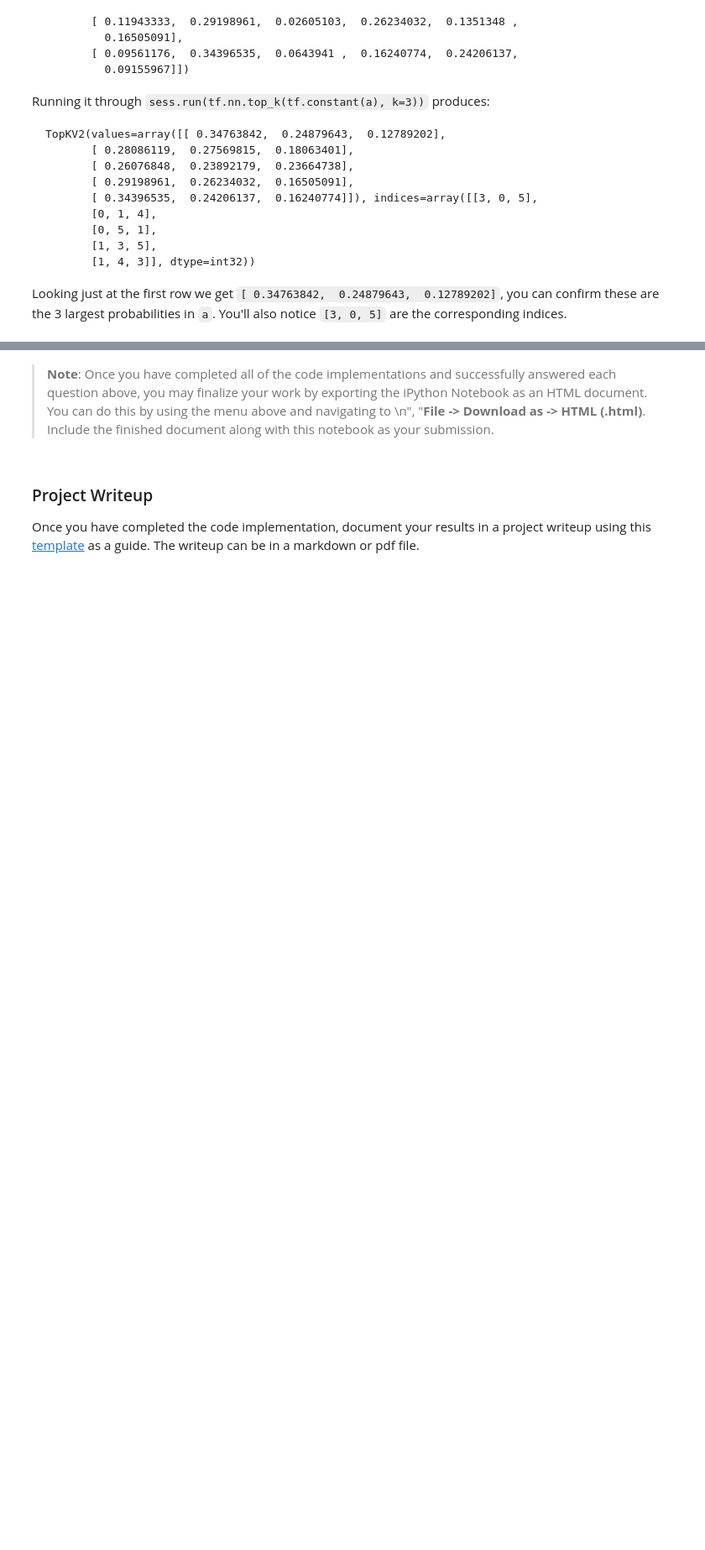
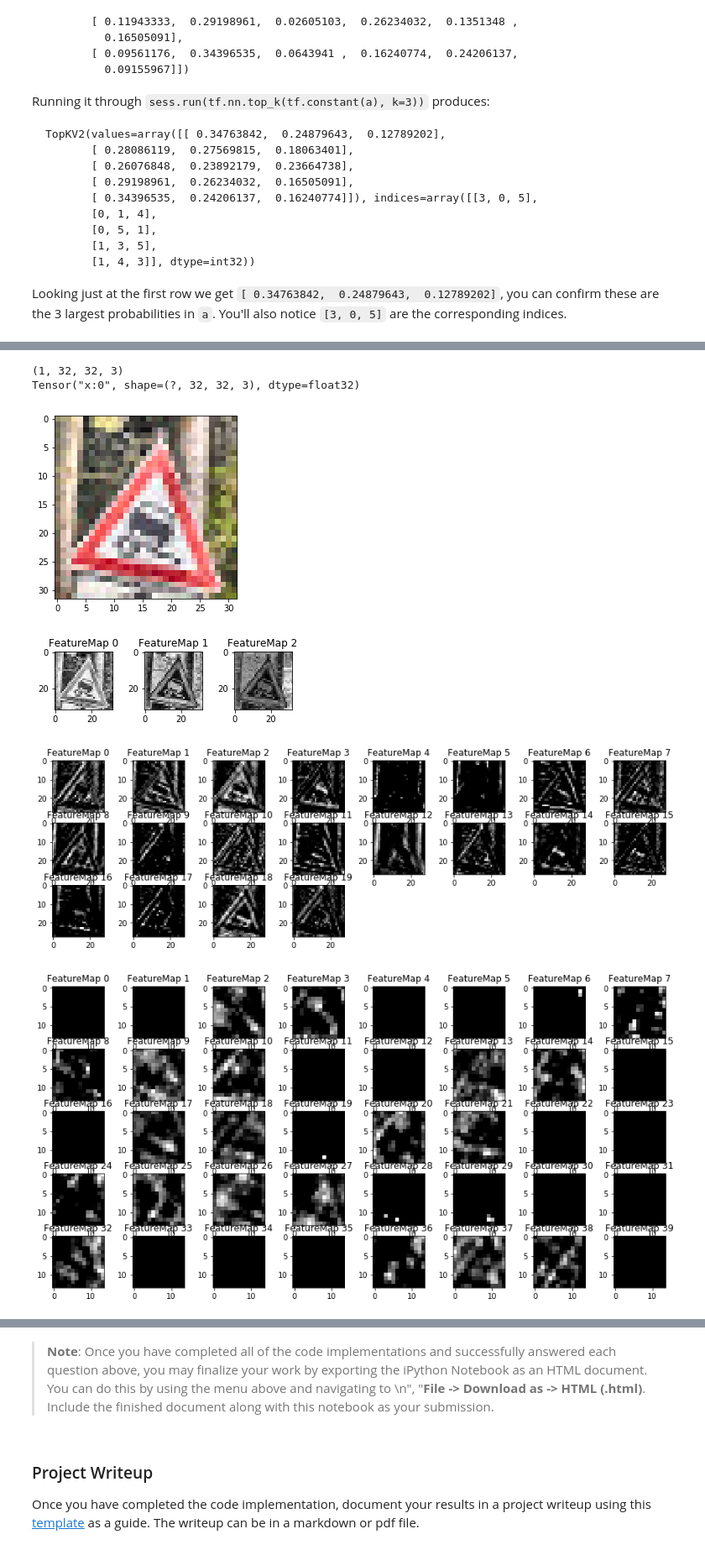
Before and after one commit to spillow/CarND-Traffic-Sign-Classifier-Project, a Jupyter notebook: Traffic_Sign_Classifier.ipynb, the cells around one changed output, grey strips where cells are left out. Shown: that part at 84% size. Saved outputs shown, nothing was run; the diff lists cells and outputs as text; code cells hidden in the pictures; blank space fills up the shorter version.

```diff
--- a/Traffic_Sign_Classifier.ipynb
+++ b/Traffic_Sign_Classifier.ipynb
@@ -299,3 +285,7 @@ EPOCHS = 2
+# %%
+# These are good defaults.  Most accuracy is generated after ~ 10 epochs though going up to 20 can squeeze another 1-2% out.
+BATCH_SIZE = 128
+EPOCHS = 10
 # %%
 ### Train your model here.
 ### Calculate and report the accuracy on the training and validation set.
@@ -303,12 +293,12 @@ EPOCHS = 2
 ### the accuracy on the test set should be calculated and reported as well.
 ### Feel free to use as many code cells as needed.
 
-keep_prob = tf.placeholder(tf.float32)
+keep_prob = tf.placeholder(tf.float32, name='keep_prob')
 
 num_image_channels = X_train.shape[3]
 
-x = tf.placeholder(tf.float32, (None, 32, 32, num_image_channels))
-y = tf.placeholder(tf.int32, (None))
+x = tf.placeholder(tf.float32, (None, 32, 32, num_image_channels), name='x')
+y = tf.placeholder(tf.int32, (None), name='y')
 one_hot_y = tf.one_hot(y, n_classes)
 print(num_image_channels)
 # %% [output]
@@ -318,8 +308,16 @@ print(num_image_channels)
 # %%
 rate = 0.001
 
+# The LeNet architecture
 #logits = Architecture(x, n_classes, conv_layers=[(28,28,6), (10,10,16)], deep_layers=[120,84,n_classes])
-logits = Architecture(x, n_classes, conv_layers=[(28,28,20), (14,14,40), (10,10,60), (7,7,80)], deep_layers=[300,200,150,120,84,n_classes])
+
+# Try a deeper network.
+# TODO: Generally, An increase in channels in each convolutional layer as opposed to LeNet appears to yield better
+# validation accuracy.  Note that this architecture isn't heavily optimized.  An interesting follow up would be, say,
+# genetic algorithms (or some "metaheuristic") to search the space of architectures to optimize validation accuracy.
+logits = Architecture(x, n_classes,
+                      conv_layers=[(28,28,20), (14,14,40), (10,10,60), (7,7,80)],
+                      deep_layers=[300,200,150,120,84,n_classes])
 cross_entropy = tf.nn.softmax_cross_entropy_with_logits(logits=logits, labels=one_hot_y)
 loss_operation = tf.reduce_mean(cross_entropy)
 optimizer = tf.train.AdamOptimizer(learning_rate=rate)
@@ -580,11 +585,12 @@ def outputFeatureMap(image_input, tf_activation, activation_min=-1, activation_m
     # image_input =
     # Note: x should be the same name as your network's tensorflow data placeholder variable
     # If you get an error tf_activation is not defined it maybe having trouble accessing the variable from inside a function
-    activation = tf_activation.eval(session=sess,feed_dict={x : image_input})
+    #activation = tf_activation.eval(session=sess,feed_dict={x : image_input, keep_prob : 1.0})
+    activation = tf_activation.eval(feed_dict={x : image_input, keep_prob : 1.0})
     featuremaps = activation.shape[3]
     plt.figure(plt_num, figsize=(15,15))
     for featuremap in range(featuremaps):
-        plt.subplot(6,8, featuremap+1) # sets the number of feature maps to show on each row and column
+        plt.subplot(10,8, featuremap+1) # sets the number of feature maps to show on each row and column
         plt.title('FeatureMap ' + str(featuremap)) # displays the feature map number
         if activation_min != -1 & activation_max != -1:
             plt.imshow(activation[0,:,:, featuremap], interpolation="nearest", vmin =activation_min, vmax=activation_max, cmap="gray")
@@ -594,6 +600,29 @@ def outputFeatureMap(image_input, tf_activation, activation_min=-1, activation_m
             plt.imshow(activation[0,:,:, featuremap], interpolation="nearest", vmin=activation_min, cmap="gray")
         else:
             plt.imshow(activation[0,:,:, featuremap], interpolation="nearest", cmap="gray")
+# %%
+with tf.Session() as sess:
+    saver.restore(sess, './arch.ckpt')
+    image_input = new_images[2]
+    plt.figure(0)
+    plt.imshow(image_input)
+    image_input = image_input.reshape((1,32,32,3))
+    print(image_input.shape)
+    print(x)
+    def plot_feature_maps(node_name, plt_num):
+        layer = tf.get_default_graph().get_tensor_by_name(node_name)
+        outputFeatureMap(image_input, layer, plt_num=plt_num)
+
+    plot_feature_maps('csc_layer:0', plt_num=1)
+    plot_feature_maps('conv0_layer:0', plt_num=2)
+    plot_feature_maps('conv1_layer:0', plt_num=3)
+# %% [output]
+(1, 32, 32, 3)
+Tensor("x:0", shape=(?, 32, 32, 3), dtype=float32)
+[figure, added]
+[figure, added]
+[figure, added]
+[figure, added]
 # %% [markdown]
 ### Question 9
 
```
Also changed, not shown: parts of 16 cells of this notebook.
